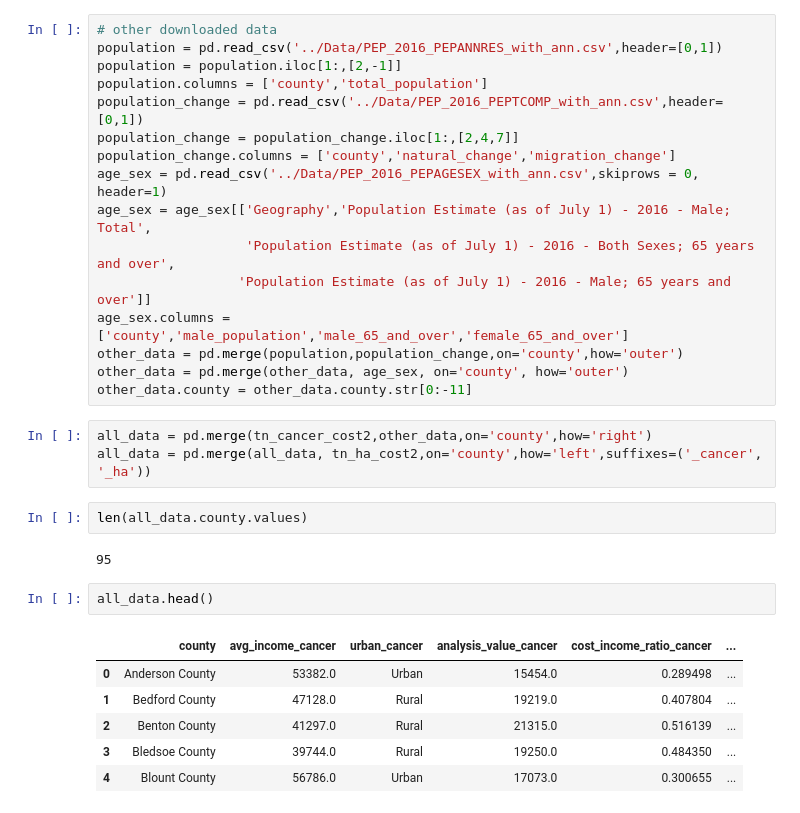
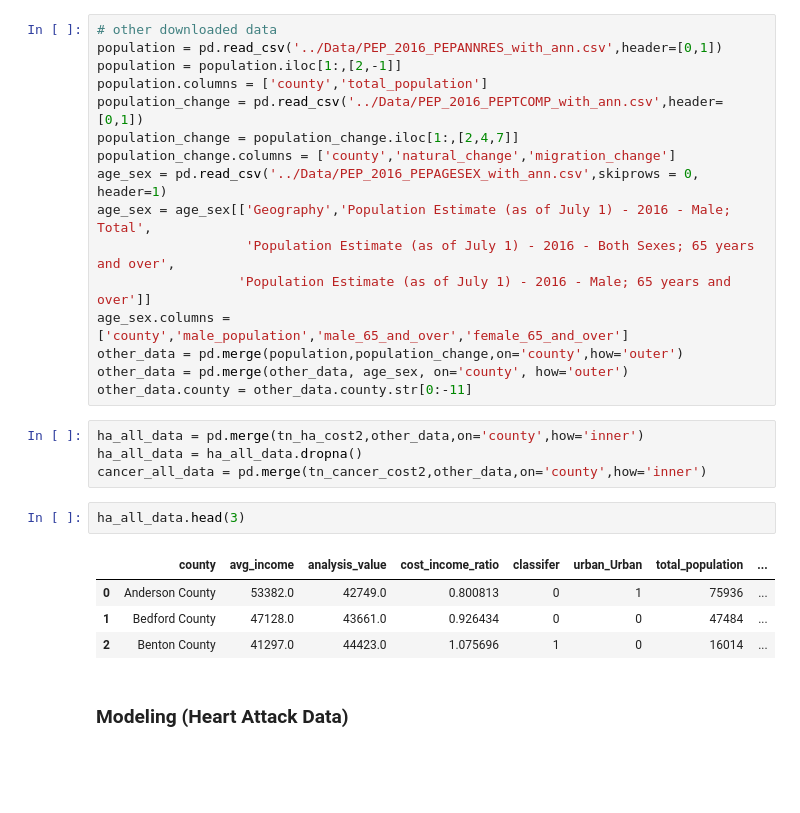
Before and after one commit to yunkaizhang/vanderbilt-data-essentials-cohort-2, a Jupyter notebook: code/YZ_Code_Final_Project.ipynb, the cells around one changed output. Cells and saved outputs as stored; diff of their text form; blank space fills up the shorter version.

```diff
--- a/code/YZ_Code_Final_Project.ipynb
+++ b/code/YZ_Code_Final_Project.ipynb
@@ -56,19 +70,16 @@ age_sex.columns = ['county','male_population','male_65_and_over','female_65_and_
 other_data = pd.merge(population,population_change,on='county',how='outer')
 other_data = pd.merge(other_data, age_sex, on='county', how='outer')
 other_data.county = other_data.county.str[0:-11]
-# %%
-all_data = pd.merge(tn_cancer_cost2,other_data,on='county',how='right')
-all_data = pd.merge(all_data, tn_ha_cost2,on='county',how='left',suffixes=('_cancer', '_ha'))
-# %%
-len(all_data.county.values)
-# %% [output]
-95
-# %%
-all_data.head()
-# %% [output]
-|  | county | avg_income_cancer | urban_cancer | analysis_value_cancer | cost_income_ratio_cancer | ... |
-| 0 | Anderson County | 53382.0 | Urban | 15454.0 | 0.289498 | ... |
-| 1 | Bedford County | 47128.0 | Rural | 19219.0 | 0.407804 | ... |
-| 2 | Benton County | 41297.0 | Rural | 21315.0 | 0.516139 | ... |
-| 3 | Bledsoe County | 39744.0 | Rural | 19250.0 | 0.484350 | ... |
-| 4 | Blount County | 56786.0 | Urban | 17073.0 | 0.300655 | ... |
+# %%
+ha_all_data = pd.merge(tn_ha_cost2,other_data,on='county',how='inner')
+ha_all_data = ha_all_data.dropna()
+cancer_all_data = pd.merge(tn_cancer_cost2,other_data,on='county',how='inner')
+# %%
+ha_all_data.head(3)
+# %% [output]
+|  | county | avg_income | analysis_value | cost_income_ratio | classifer | urban_Urban | total_population | ... |
+| 0 | Anderson County | 53382.0 | 42749.0 | 0.800813 | 0 | 1 | 75936 | ... |
+| 1 | Bedford County | 47128.0 | 43661.0 | 0.926434 | 0 | 0 | 47484 | ... |
+| 2 | Benton County | 41297.0 | 44423.0 | 1.075696 | 1 | 0 | 16014 | ... |
+# %% [markdown]
+### Modeling (Heart Attack Data) ###
```
Also changed, not shown: parts of 14 cells of this notebook.
